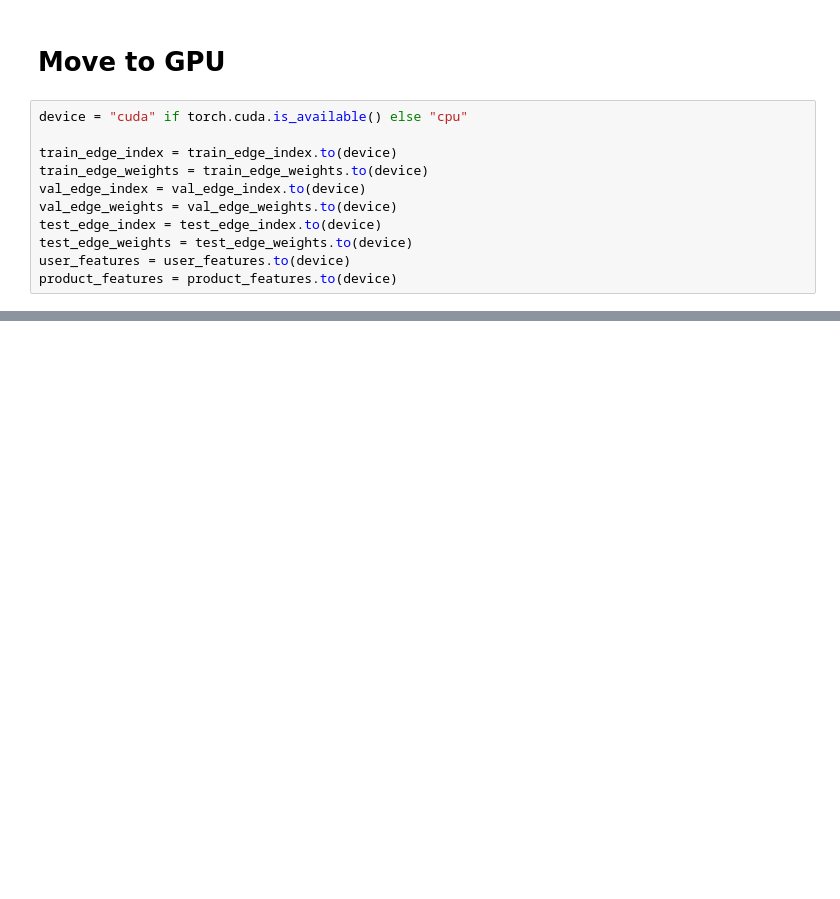
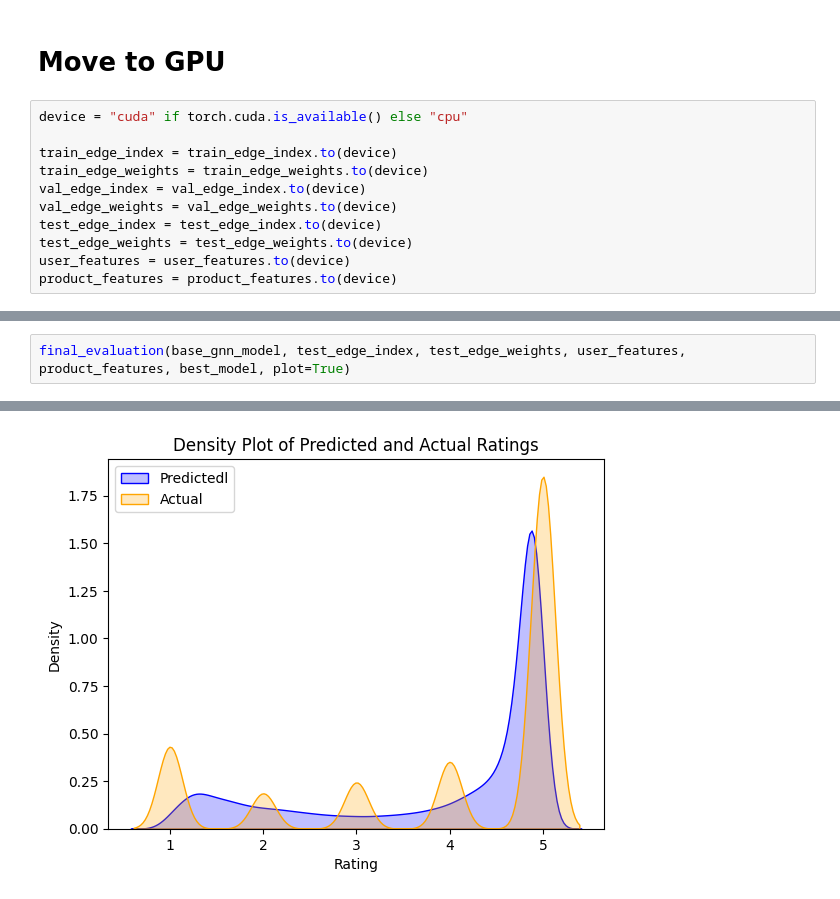
Before and after one commit to vjk9000/GNN_recommender_system, a Jupyter notebook: 00_00_replicate_colab_v2.ipynb, the cells around one changed output, grey strips where cells are left out. Cells and saved outputs as stored; diff of their text form; blank space fills up the shorter version.

```diff
--- a/00_00_replicate_colab_v2.ipynb
+++ b/00_00_replicate_colab_v2.ipynb
@@ -361,0 +267,3 @@ paper_evaluation(base_gnn_model, user_idx, actual_prods, len(product_mapping), u
+# %%
+final_evaluation(base_gnn_model, test_edge_index, test_edge_weights, user_features, product_features, best_model, plot=True)
+# %% [output]
@@ -361,0 +271 @@ paper_evaluation(base_gnn_model, user_idx, actual_prods, len(product_mapping), u
+[figure, added]
```
Also changed, not shown: parts of 90 cells of this notebook, 5 other files.
